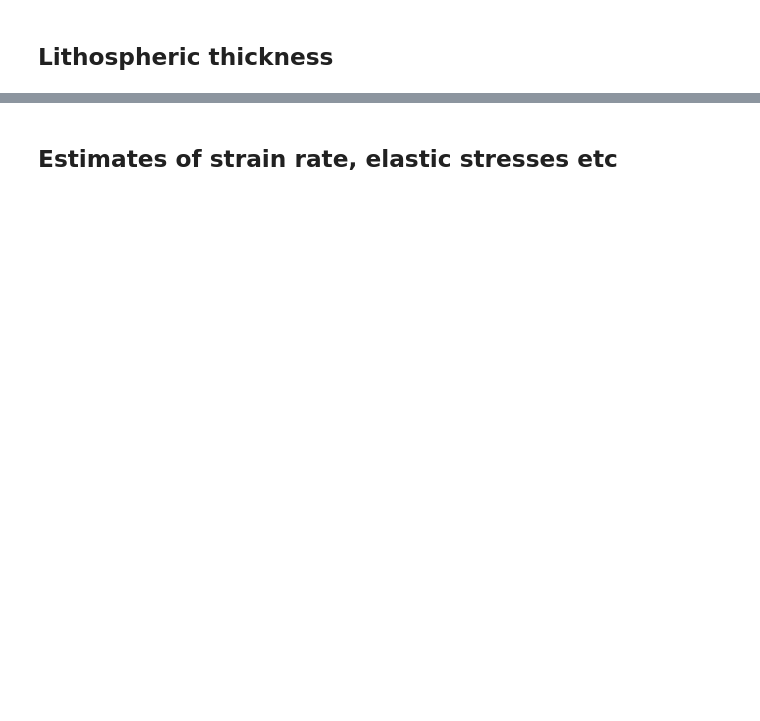
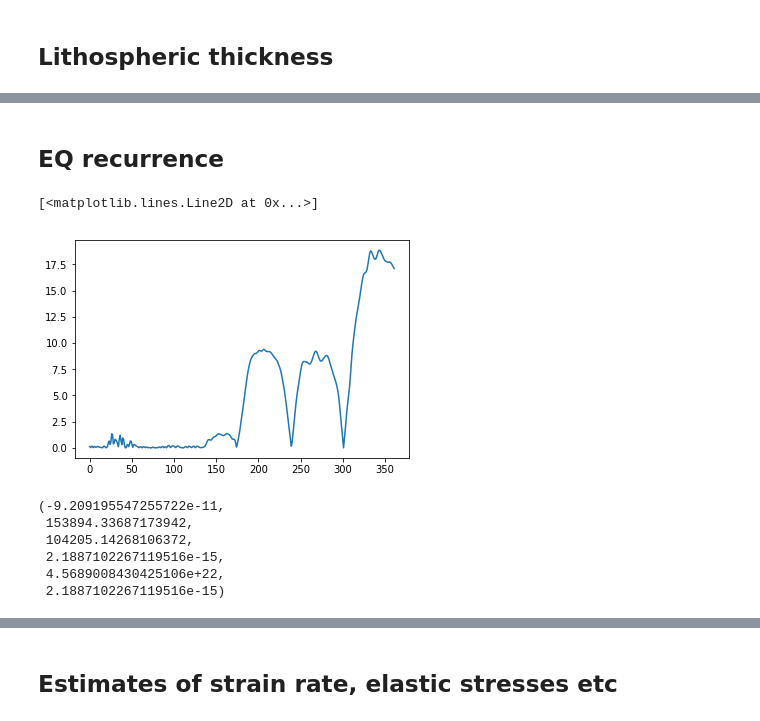
Before and after one commit to dansand/flat_slab, a Jupyter notebook: analysis/scrapbook.ipynb, the cells around one changed output, grey strips where cells are left out. Saved outputs shown, nothing was run; the diff lists cells and outputs as text; code cells hidden in the pictures; blank space fills up the shorter version.

```diff
--- a/analysis/scrapbook.ipynb
+++ b/analysis/scrapbook.ipynb
@@ -388,0 +422,41 @@ ax.vlines(d70, 0, 1400.)
+# %% [markdown]
+## EQ recurrence
+# %%
+#10e-11
+blok = -150
+plt.plot(np.abs(c_F[50:-50]))
+# %% [output]
+[<matplotlib.lines.Line2D at 0x...>]
+[figure, added]
+# %%
+#get typical values for strain rate etc
+blok = -150
+#dimCurvature = y3[blok:-blok].min()*(1./2900e3**2)
+
+dimCurvatureGrad =  cx_F1[-blok:blok].min()*(1./2900e3**2)
+
+curvMin = np.abs(c_F[50:-50]).max()*(1./2900e3)
+rocMin = 1/curvMin
+dimCurvatureGradEst = 1./(rocMin**2)
+
+#invert the Buffett relationship between Rc and Ks
+rocEst = np.sqrt(1./abs(dimCurvatureGrad))
+ypos = 15e3
+refBendStrainRate = abs(dimCurvatureGrad*(5*u.centimeter/u.year).to_base_units()*ypos).magnitude
+effVisc  = 200e6/(2*refBendStrainRate)
+slabPullStress = 200e6
+stretchRateAtEffVisc = slabPullStress/(2.*effVisc )
+
+dimCurvatureGrad , rocMin, rocEst, refBendStrainRate, effVisc, stretchRateAtEffVisc
+#kostrov strain rate,
+#if all strain was released seismogenically by Peubla-sized events,
+#what is the recurrence interval per eqVolume
+#http://ds.iris.edu/spud/momenttensor/14300411
+#eq rupture volume based on: "Bend Faulting at the Edge of a Flat Slab: The 2017 Mw7.1 Puebla-Morelos, Mexico Earthquake"
+# %% [output]
+(-9.209195547255722e-11,
+ 153894.33687173942,
+ 104205.14268106372,
+ 2.1887102267119516e-15,
+ 4.5689008430425106e+22,
+ 2.1887102267119516e-15)
```
Also changed, not shown: parts of 17 cells of this notebook, 3 other files.
